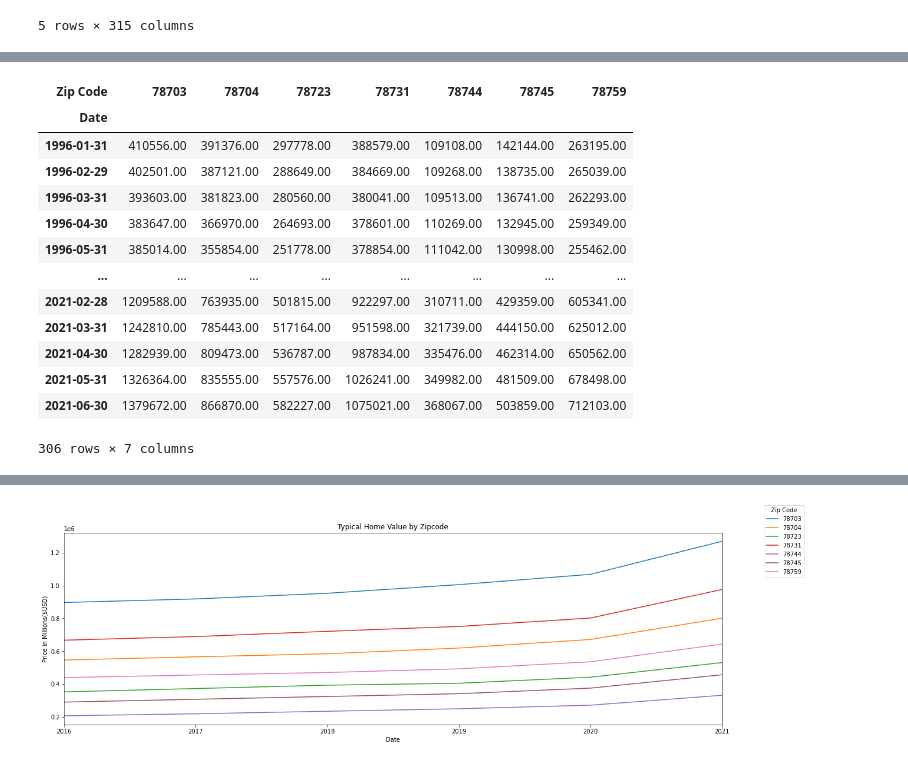
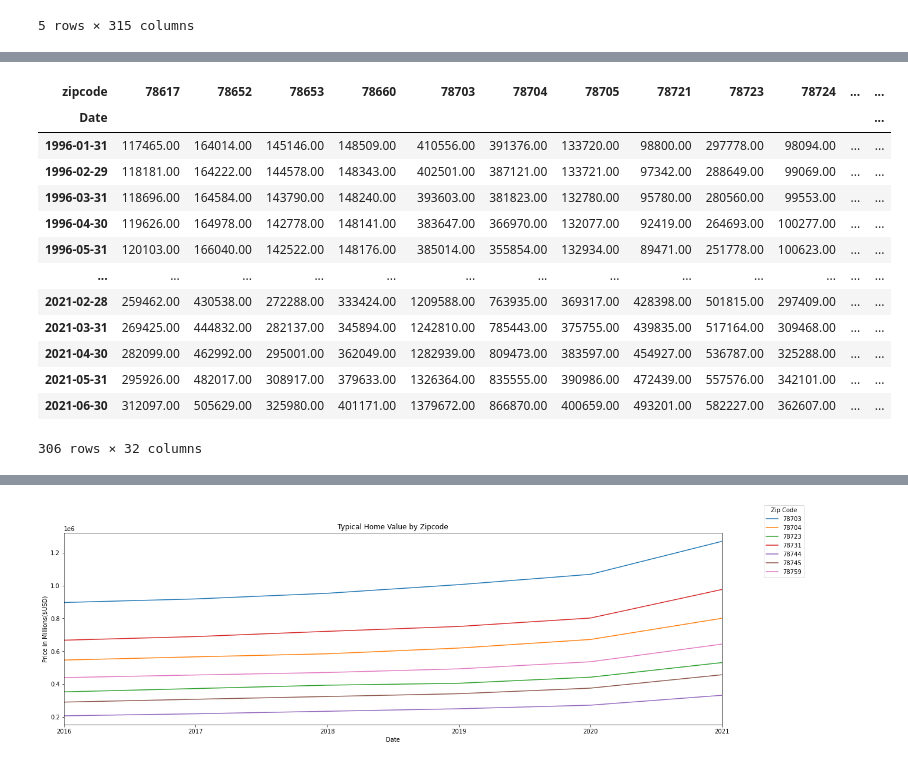
Before and after one commit to cmanwaring/Urban-Development-Predictor, a Jupyter notebook: Josue/home_values_by_zip.ipynb, the cells around one changed output, grey strips where cells are left out. Drawn from its saved outputs; the diff is of its cells as text; code cells hidden in the pictures.

```diff
--- a/Josue/home_values_by_zip.ipynb
+++ b/Josue/home_values_by_zip.ipynb
@@ -78,7 +78,7 @@ atx_df.head()
 atx_df = atx_df.dropna()
 # %%
 # Rename zipcode column
-atx_df.rename(columns={'RegionName': 'Zip Code'}, inplace=True)
+atx_df.rename(columns={'RegionName': 'zipcode'}, inplace=True)
 # %%
 # View all Columns
 atx_df.columns.to_list()
@@ -102,7 +102,7 @@ atx_df.columns.to_list()
  '6/30/2021']
 # %%
 # Restructure DataFrame
-restructured_df = atx_df.melt(id_vars=["RegionID", "Zip Code", "City"],
+restructured_df = atx_df.melt(id_vars=["RegionID", "zipcode", "City"],
         var_name="Date",
         value_name="Value")
 # %%
@@ -117,0 +118,4 @@ restructured_df.head()
+# %%
+# Convert zipcode to string
+restructured_df['zipcode'] = restructured_df['zipcode'].astype('string')
+restructured_df.dtypes
@@ -146,0 +151,17 @@ dtype: object
+# %%
+# Keep zipcodes from permit_data_eda.ipynb
+restructured_df = restructured_df.loc[(restructured_df['zipcode'] == '78617')|(restructured_df['zipcode'] == '78652')|(restructured_df['zipcode'] == '78653')
+                       |(restructured_df['zipcode'] == '78660')|(restructured_df['zipcode'] == '78701')|(restructured_df['zipcode'] == '78702')
+                       |(restructured_df['zipcode'] == '78703')|(restructured_df['zipcode'] == '78704')|(restructured_df['zipcode'] == '78705')
+                       |(restructured_df['zipcode'] == '78717')|(restructured_df['zipcode'] == '78721')|(restructured_df['zipcode'] == '78722')
+                       |(restructured_df['zipcode'] == '78723')|(restructured_df['zipcode'] == '78724')|(restructured_df['zipcode'] == '78726')
+                       |(restructured_df['zipcode'] == '78727')|(restructured_df['zipcode'] == '78729')|(restructured_df['zipcode'] == '78730')
+                       |(restructured_df['zipcode'] == '78731')|(restructured_df['zipcode'] == '78735')|(restructured_df['zipcode'] == '78736')
+                       |(restructured_df['zipcode'] == '78739')|(restructured_df['zipcode'] == '78741')|(restructured_df['zipcode'] == '78744')
+                       |(restructured_df['zipcode'] == '78745')|(restructured_df['zipcode'] == '78746')|(restructured_df['zipcode'] == '78747')
+                       |(restructured_df['zipcode'] == '78748')|(restructured_df['zipcode'] == '78749')|(restructured_df['zipcode'] == '78750')
+                       |(restructured_df['zipcode'] == '78751')|(restructured_df['zipcode'] == '78752')|(restructured_df['zipcode'] == '78753')
+                       |(restructured_df['zipcode'] == '78754')|(restructured_df['zipcode'] == '78756')|(restructured_df['zipcode'] == '78757')
+                       |(restructured_df['zipcode'] == '78758')|(restructured_df['zipcode'] == '78759')]
+
+restructured_df.head()
@@ -243,23 +260,23 @@ max     1162789.92
 Name: Value, dtype: float64
 # %%
 # Create pivot table with date as the index
-df = restructured_df.pivot(index='Date', columns='Zip Code', values='Value')
+df = restructured_df.pivot(index='Date', columns='zipcode', values='Value')
 df
 # %% [output]
-| Zip Code | 78703 | 78704 | 78723 | 78731 | 78744 | 78745 | 78759 |
-| Date |  |  |  |  |  |  |  |
-| 1996-01-31 | 410556.00 | 391376.00 | 297778.00 | 388579.00 | 109108.00 | 142144.00 | 263195.00 |
-| 1996-02-29 | 402501.00 | 387121.00 | 288649.00 | 384669.00 | 109268.00 | 138735.00 | 265039.00 |
-| 1996-03-31 | 393603.00 | 381823.00 | 280560.00 | 380041.00 | 109513.00 | 136741.00 | 262293.00 |
-| 1996-04-30 | 383647.00 | 366970.00 | 264693.00 | 378601.00 | 110269.00 | 132945.00 | 259349.00 |
-| 1996-05-31 | 385014.00 | 355854.00 | 251778.00 | 378854.00 | 111042.00 | 130998.00 | 255462.00 |
-| ... | ... | ... | ... | ... | ... | ... | ... |
-| 2021-02-28 | 1209588.00 | 763935.00 | 501815.00 | 922297.00 | 310711.00 | 429359.00 | 605341.00 |
-| 2021-03-31 | 1242810.00 | 785443.00 | 517164.00 | 951598.00 | 321739.00 | 444150.00 | 625012.00 |
-| 2021-04-30 | 1282939.00 | 809473.00 | 536787.00 | 987834.00 | 335476.00 | 462314.00 | 650562.00 |
-| 2021-05-31 | 1326364.00 | 835555.00 | 557576.00 | 1026241.00 | 349982.00 | 481509.00 | 678498.00 |
-| 2021-06-30 | 1379672.00 | 866870.00 | 582227.00 | 1075021.00 | 368067.00 | 503859.00 | 712103.00 |
+| zipcode | 78617 | 78652 | 78653 | 78660 | 78703 | 78704 | 78705 | 78721 | 78723 | 78724 | ... | ... |
+| Date |  |  |  |  |  |  |  |  |  |  |  | ... |
+| 1996-01-31 | 117465.00 | 164014.00 | 145146.00 | 148509.00 | 410556.00 | 391376.00 | 133720.00 | 98800.00 | 297778.00 | 98094.00 | ... | ... |
+| 1996-02-29 | 118181.00 | 164222.00 | 144578.00 | 148343.00 | 402501.00 | 387121.00 | 133721.00 | 97342.00 | 288649.00 | 99069.00 | ... | ... |
+| 1996-03-31 | 118696.00 | 164584.00 | 143790.00 | 148240.00 | 393603.00 | 381823.00 | 132780.00 | 95780.00 | 280560.00 | 99553.00 | ... | ... |
+| 1996-04-30 | 119626.00 | 164978.00 | 142778.00 | 148141.00 | 383647.00 | 366970.00 | 132077.00 | 92419.00 | 264693.00 | 100277.00 | ... | ... |
+| 1996-05-31 | 120103.00 | 166040.00 | 142522.00 | 148176.00 | 385014.00 | 355854.00 | 132934.00 | 89471.00 | 251778.00 | 100623.00 | ... | ... |
+| ... | ... | ... | ... | ... | ... | ... | ... | ... | ... | ... | ... | ... |
+| 2021-02-28 | 259462.00 | 430538.00 | 272288.00 | 333424.00 | 1209588.00 | 763935.00 | 369317.00 | 428398.00 | 501815.00 | 297409.00 | ... | ... |
+| 2021-03-31 | 269425.00 | 444832.00 | 282137.00 | 345894.00 | 1242810.00 | 785443.00 | 375755.00 | 439835.00 | 517164.00 | 309468.00 | ... | ... |
+| 2021-04-30 | 282099.00 | 462992.00 | 295001.00 | 362049.00 | 1282939.00 | 809473.00 | 383597.00 | 454927.00 | 536787.00 | 325288.00 | ... | ... |
+| 2021-05-31 | 295926.00 | 482017.00 | 308917.00 | 379633.00 | 1326364.00 | 835555.00 | 390986.00 | 472439.00 | 557576.00 | 342101.00 | ... | ... |
+| 2021-06-30 | 312097.00 | 505629.00 | 325980.00 | 401171.00 | 1379672.00 | 866870.00 | 400659.00 | 493201.00 | 582227.00 | 362607.00 | ... | ... |
-306 rows × 7 columns
+306 rows × 32 columns
 # %%
 # Create new DataFrame that contains data from the 2016-01-01 to 2021-06-30
 df = df.loc['2016-01-01' : '2021-06-30']
```
Also changed, not shown: parts of 21 cells of this notebook, 6 other files.
